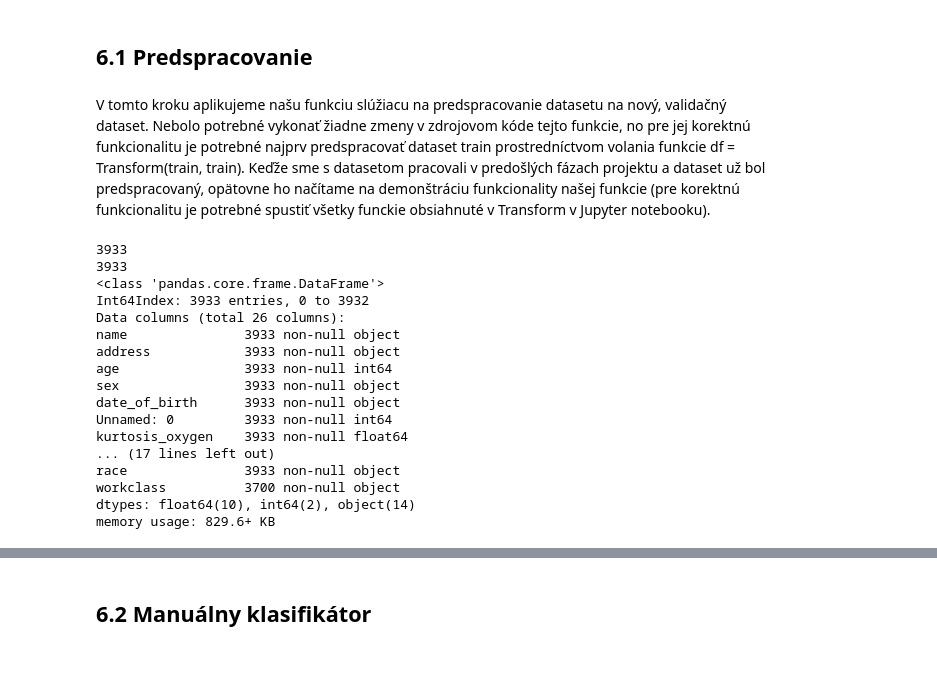
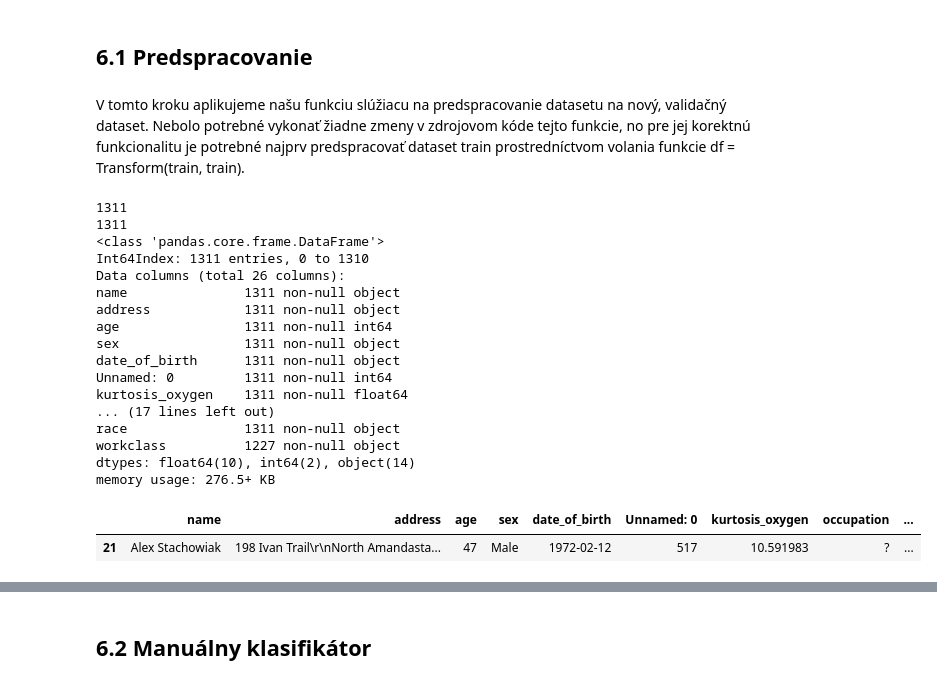
Before and after one commit to jaruji/IAU-project, a Jupyter notebook: IAU - Kocurik, Bedej J., prieskumna analyza.ipynb, the cells around one changed output, grey strips where cells are left out. Cells and saved outputs as stored; diff of their text form; code cells hidden in the pictures.

```diff
--- a/IAU - Kocurik, Bedej J., prieskumna analyza.ipynb
+++ b/IAU - Kocurik, Bedej J., prieskumna analyza.ipynb
@@ -3005,29 +2974,37 @@ Cieľom tejto fázy bude natrénovať model, ktorý bude schopný na základe ur
 # %% [markdown]
 V tomto kroku aplikujeme našu funkciu slúžiacu na predspracovanie datasetu na nový, validačný dataset. Nebolo potrebné vykonať
 žiadne zmeny v zdrojovom kóde tejto funkcie, no pre jej korektnú funkcionalitu je potrebné najprv predspracovať dataset train
-prostredníctvom volania funkcie df = Transform(train, train). Keďže sme s datasetom pracovali v predošlých fázach projektu a dataset už bol predspracovaný, opätovne ho načítame na demonštráciu funkcionality našej funkcie (pre korektnú funkcionalitu je potrebné spustiť všetky funckie obsiahnuté v Transform v Jupyter notebooku).
+prostredníctvom volania funkcie df = Transform(train, train).
 # %%
-personal = pd.read_csv("data/personal_train.csv");
-other = pd.read_csv("data/other_train.csv");
-personal = dropCol(personal, "Unnamed: 0");
-train = mergeDataFrames(personal, other)
-train.info()
+p = pd.read_csv("data/personal_valid.csv");
+o = pd.read_csv("data/other_valid.csv");
+p = dropCol(p, 'Unnamed: 0')
+valid = mergeDataFrames(p, o)
+valid.info()
 # %% [output]
-3933
-3933
+1311
+1311
 <class 'pandas.core.frame.DataFrame'>
-Int64Index: 3933 entries, 0 to 3932
+Int64Index: 1311 entries, 0 to 1310
 Data columns (total 26 columns):
-name               3933 non-null object
-address            3933 non-null object
-age                3933 non-null int64
-sex                3933 non-null object
-date_of_birth      3933 non-null object
-Unnamed: 0         3933 non-null int64
-kurtosis_oxygen    3933 non-null float64
+name               1311 non-null object
+address            1311 non-null object
+age                1311 non-null int64
+sex                1311 non-null object
+date_of_birth      1311 non-null object
+Unnamed: 0         1311 non-null int64
+kurtosis_oxygen    1311 non-null float64
 ... (17 lines left out)
-race               3933 non-null object
-workclass          3700 non-null object
+race               1311 non-null object
+workclass          1227 non-null object
 dtypes: float64(10), int64(2), object(14)
-memory usage: 829.6+ KB
+memory usage: 276.5+ KB
+# %%
+pd.set_option('display.max_rows', 500)
+pd.set_option('display.max_columns', 500)
+pd.set_option('display.width', 1000)
+valid[valid.index == 21]
+# %% [output]
+|  | name | address | age | sex | date_of_birth | Unnamed: 0 | kurtosis_oxygen | occupation | ... |
+| 21 | Alex Stachowiak | 198 Ivan Trail\r\nNorth Amandasta... | 47 | Male | 1972-02-12 | 517 | 10.591983 | ? | ... |
 # %%
```
Also changed, not shown: parts of 50 cells of this notebook.
